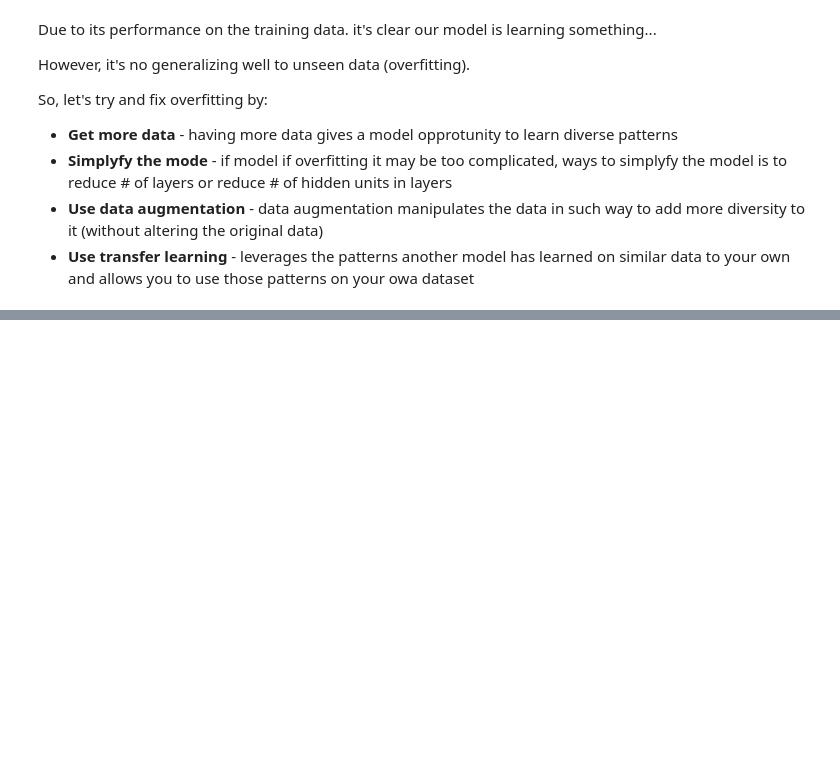
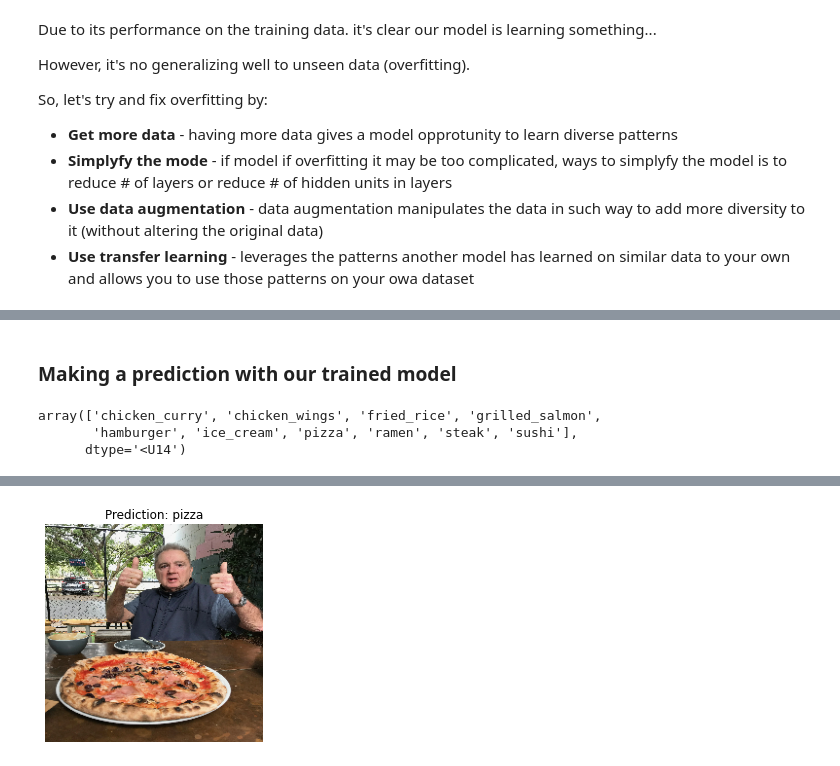
Before and after one commit to pawel-grzeszczyk/TensorFlow-and-Deep-Learning-Fundamentals, a Jupyter notebook: 03_intro_to_computer_vision_with_tf.ipynb, the cells around one changed output, grey strips where cells are left out. Drawn from its saved outputs; the diff is of its cells as text; code cells hidden in the pictures; blank space fills up the shorter version.

```diff
--- a/03_intro_to_computer_vision_with_tf.ipynb
+++ b/03_intro_to_computer_vision_with_tf.ipynb
@@ -1257,0 +1378,23 @@ model_10 =
+# %%
+model_12 = tf.keras.models.clone_model(model_11) # creates a copy of models arcitectue (resetting all the patterns)
+
+# Compile the cloned model
+model_12.compile(loss='categorical_crossentropy',
+                 optimizer=tf.keras.optimizers.Adam(),
+                 metrics=['accuracy'])
+# %%
+# Fit the model
+history_12 = model_12.fit(train_data_augmented,
+                          epochs=15,
+                          steps_per_epoch=len(train_data_augmented),
+                          validation_data=test_data,
+                          validation_steps=len(test_data))
+# %% [markdown]
+### **Making a prediction with our trained model**
+# %%
+# Remind ourselves of the classes our model is trained on
+class_names
+# %% [output]
+array(['chicken_curry', 'chicken_wings', 'fried_rice', 'grilled_salmon',
+       'hamburger', 'ice_cream', 'pizza', 'ramen', 'steak', 'sushi'],
+      dtype='<U14')
@@ -1257,0 +1407,23 @@ model_10 =
+# %%
+# Reconfig pred_and_plot function to work with multi-class images
+def pred_and_plot(model, filename, class_names=class_names, img_shape=224, expand_dims=True):
+    '''
+    Imports and image located at filename, makes a prediction with model
+    and plots the image with the predicted class as the title
+    '''
+    # Import the image and preprocess it
+    img = load_and_prep_image(filename, img_shape=img_shape, expand_dims=expand_dims)
+
+    # Make a prediction
+    pred = model.predict(img)
+
+    # Add in logic for multi-class & get pred_class name
+    if len(pred[0])>1:
+      pred_class = class_names[tf.argmax(pred[0])]
+    else:
+      pred_class = class_names[int(tf.round(pred[0]))]
+
+    # Plot the image and predicted class
+    plt.imshow(tf.squeeze(img))
+    plt.title(f'Prediction: {pred_class}')
+    plt.axis(False);
@@ -1257,0 +1432,6 @@ model_10 =
+# %%
+# Make a prediction using model_12
+pred_and_plot(model=model_12,
+              filename='03-pizza-dad.jpeg',
+              class_names=class_names)
+# %% [output]
@@ -1257,0 +1439 @@ model_10 =
+[figure, added]
```
Also changed, not shown: parts of 34 cells of this notebook.
